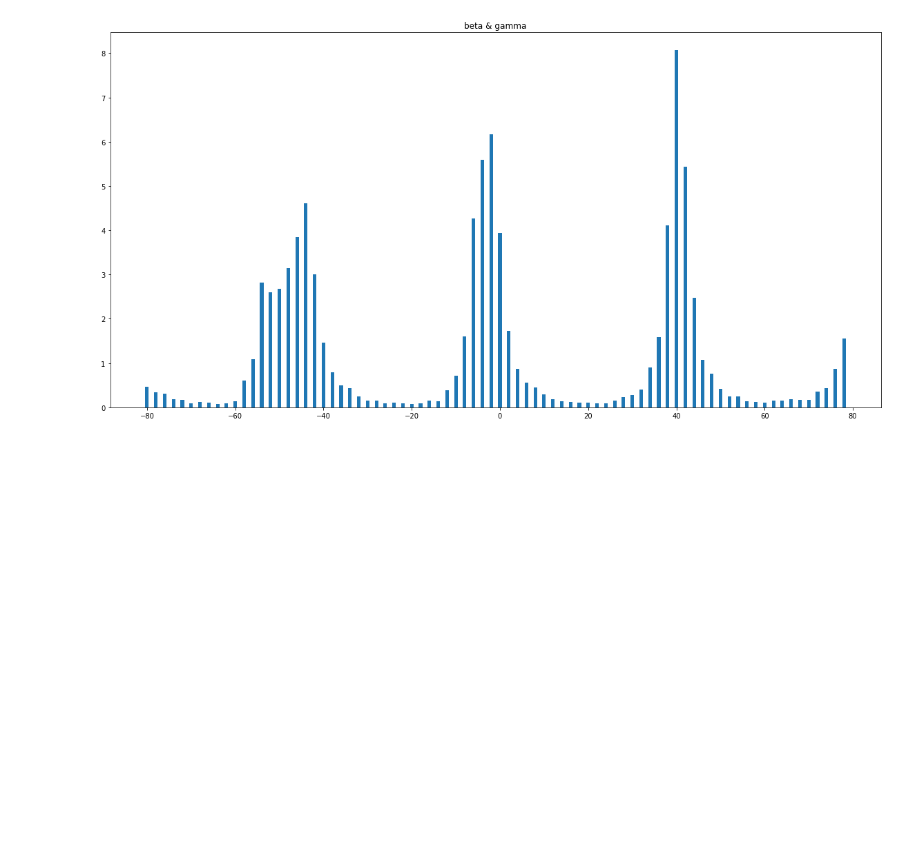
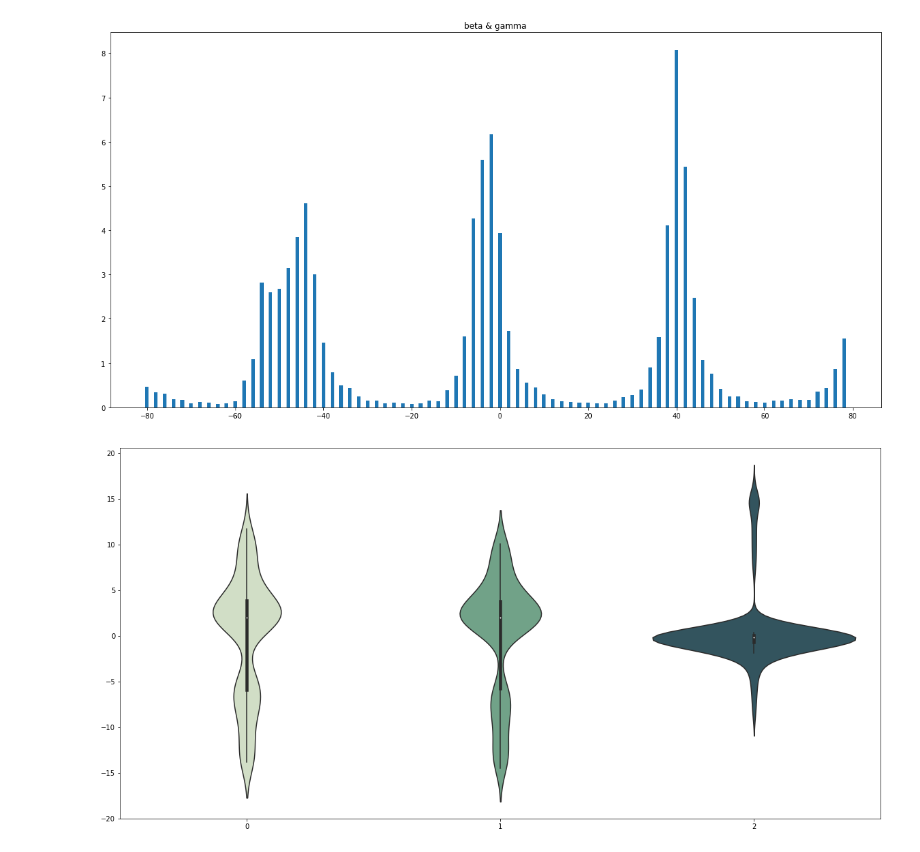
Before and after one commit to ndettmer/neuronal_synchrony_replication, a Jupyter notebook: nest_no_interpopulational_connections.ipynb, the cells around one changed output. Cells and saved outputs as stored; diff of their text form; code cells hidden in the pictures; blank space fills up the shorter version.

Commit message:
violin plot in no interpopulational connections

```diff
--- a/nest_no_interpopulational_connections.ipynb
+++ b/nest_no_interpopulational_connections.ipynb
@@ -300,6 +308,29 @@ def firing_hists():
     pylab.ylabel("Number of spikes")
     pylab.title("PTSH")
     pylab.show()
+# %%
+def sns_plots():
+
+    pal = sns.cubehelix_palette(3, rot=-.5, dark=.3)
+
+    idx1 = np.random.randint(100)
+    idx2 = np.random.randint(100, 200)
+    idx3 = np.random.randint(200, 300)
+
+    m1 = m[idx1]
+    m2 = m[idx2]
+    m3 = m[idx3]
+
+    Vms1 = nest.GetStatus(m1)[0]["events"]["V_m"]
+    Vms2 = nest.GetStatus(m2)[0]["events"]["V_m"]
+    Vms3 = nest.GetStatus(m3)[0]["events"]["V_m"]
+
+    diff12 = Vms1 - Vms2
+    diff13 = Vms1 - Vms3
+    diff23 = Vms2 - Vms3
+
+    data = [diff12, diff13, diff23]
+    sns.violinplot(data=data, palette=pal)
 # %%
 firing_hists()
 # %% [output]
@@ -315,3 +346,7 @@ coinc_hists()
 [figure]
 [figure]
 [figure]
+# %%
+sns_plots()
+# %% [output]
+[figure, added]
```
Also changed, not shown: parts of 1 cell of this notebook.
